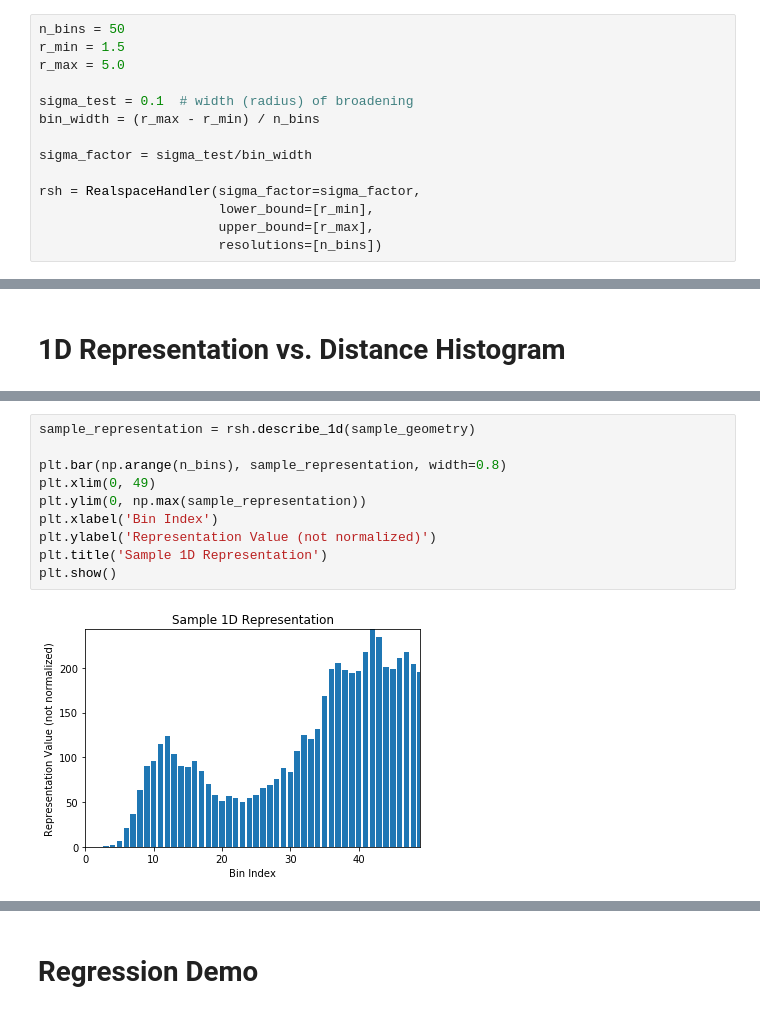
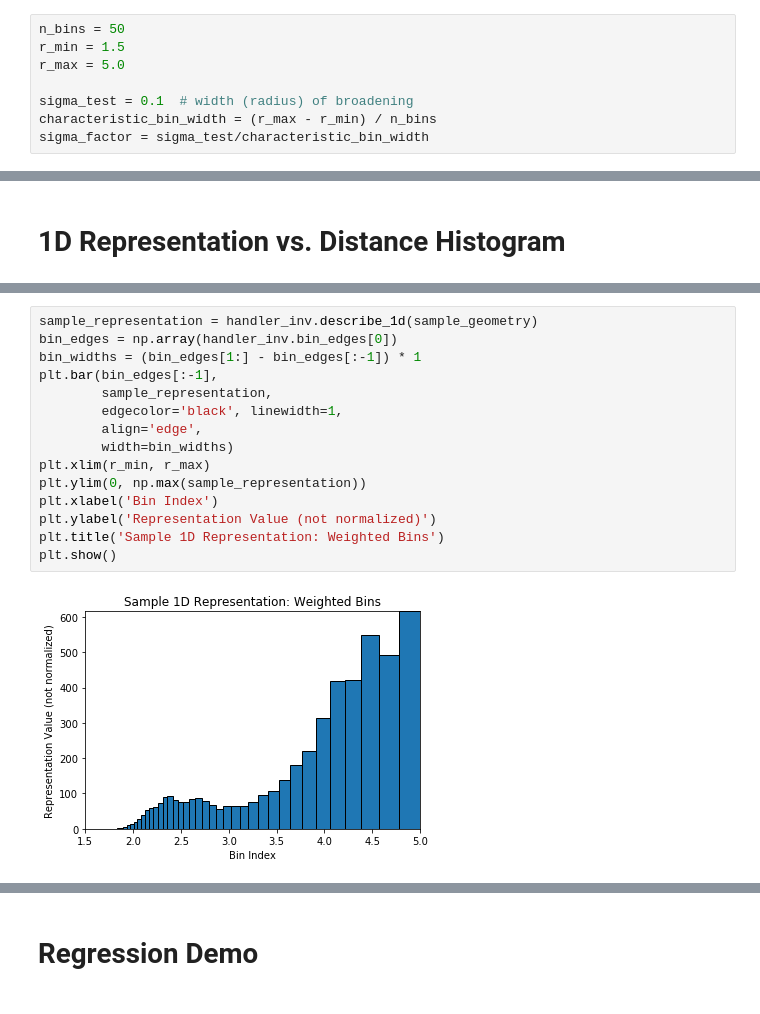
Before and after one commit to uf3/uf3, a Jupyter notebook: examples/linearqmml_workflow.ipynb, the cells around one changed output, grey strips where cells are left out. Saved outputs shown, nothing was run; the diff lists cells and outputs as text.

```diff
--- a/examples/linearqmml_workflow.ipynb
+++ b/examples/linearqmml_workflow.ipynb
@@ -144,11 +174,5 @@ r_min = 1.5
 r_max = 5.0
 
 sigma_test = 0.1  # width (radius) of broadening
-bin_width = (r_max - r_min) / n_bins
-
-sigma_factor = sigma_test/bin_width
-
-rsh = RealspaceHandler(sigma_factor=sigma_factor,
-                       lower_bound=[r_min],
-                       upper_bound=[r_max],
-                       resolutions=[n_bins])
+characteristic_bin_width = (r_max - r_min) / n_bins
+sigma_factor = sigma_test/characteristic_bin_width
@@ -229,12 +346,17 @@ print(plot_distance_histogram.__doc__)
 # %%
-sample_representation = rsh.describe_1d(sample_geometry)
-
-plt.bar(np.arange(n_bins), sample_representation, width=0.8)
-plt.xlim(0, 49)
+sample_representation = handler_inv.describe_1d(sample_geometry)
+bin_edges = np.array(handler_inv.bin_edges[0])
+bin_widths = (bin_edges[1:] - bin_edges[:-1]) * 1
+plt.bar(bin_edges[:-1],
+        sample_representation,
+        edgecolor='black', linewidth=1,
+        align='edge',
+        width=bin_widths)
+plt.xlim(r_min, r_max)
 plt.ylim(0, np.max(sample_representation))
 plt.xlabel('Bin Index')
 plt.ylabel('Representation Value (not normalized)')
-plt.title('Sample 1D Representation')
+plt.title('Sample 1D Representation: Weighted Bins')
 plt.show()
 # %% [output]
-[figure, old version]
+[figure, new version]
```
Also changed, not shown: parts of 17 cells of this notebook, 1 other file.
